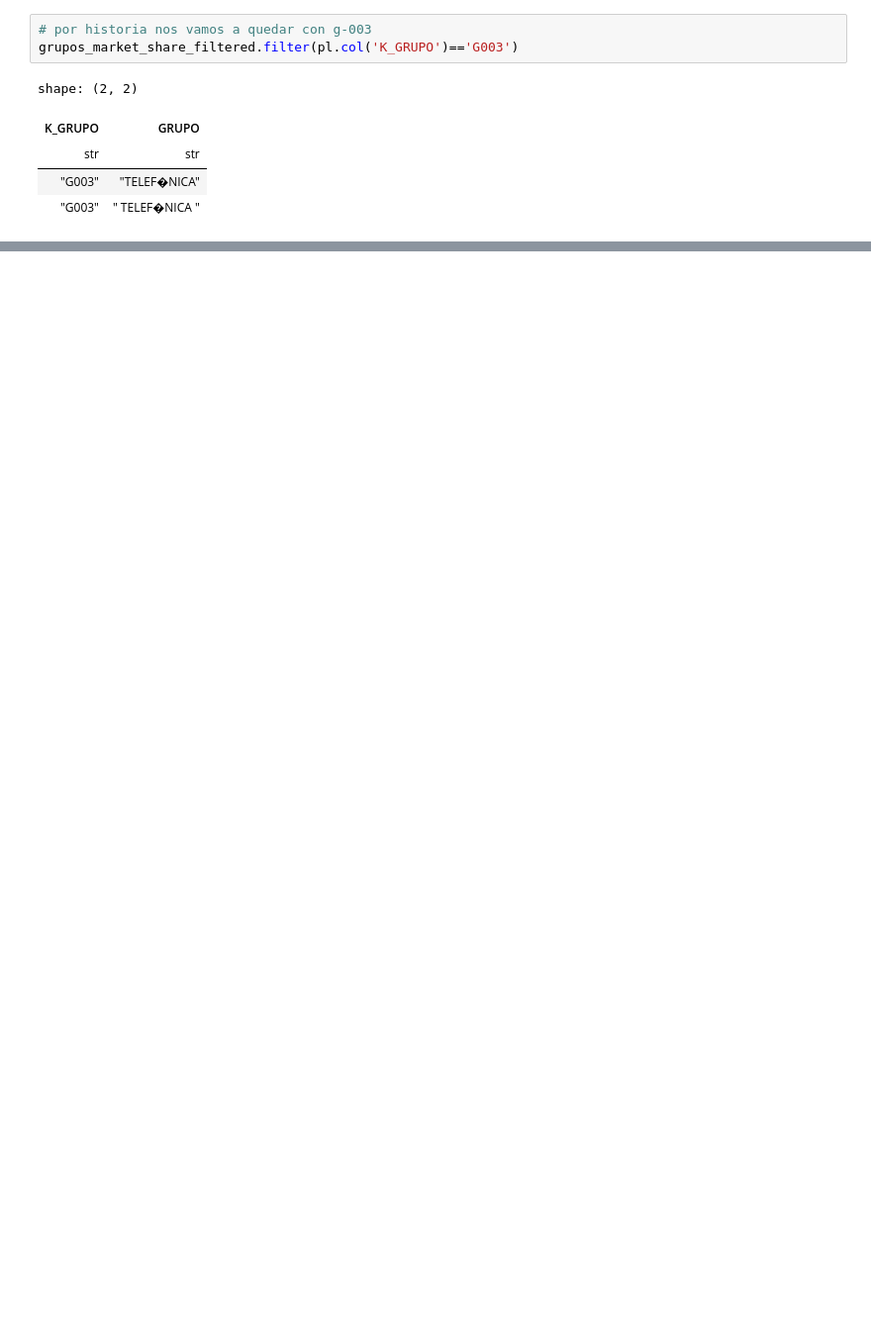
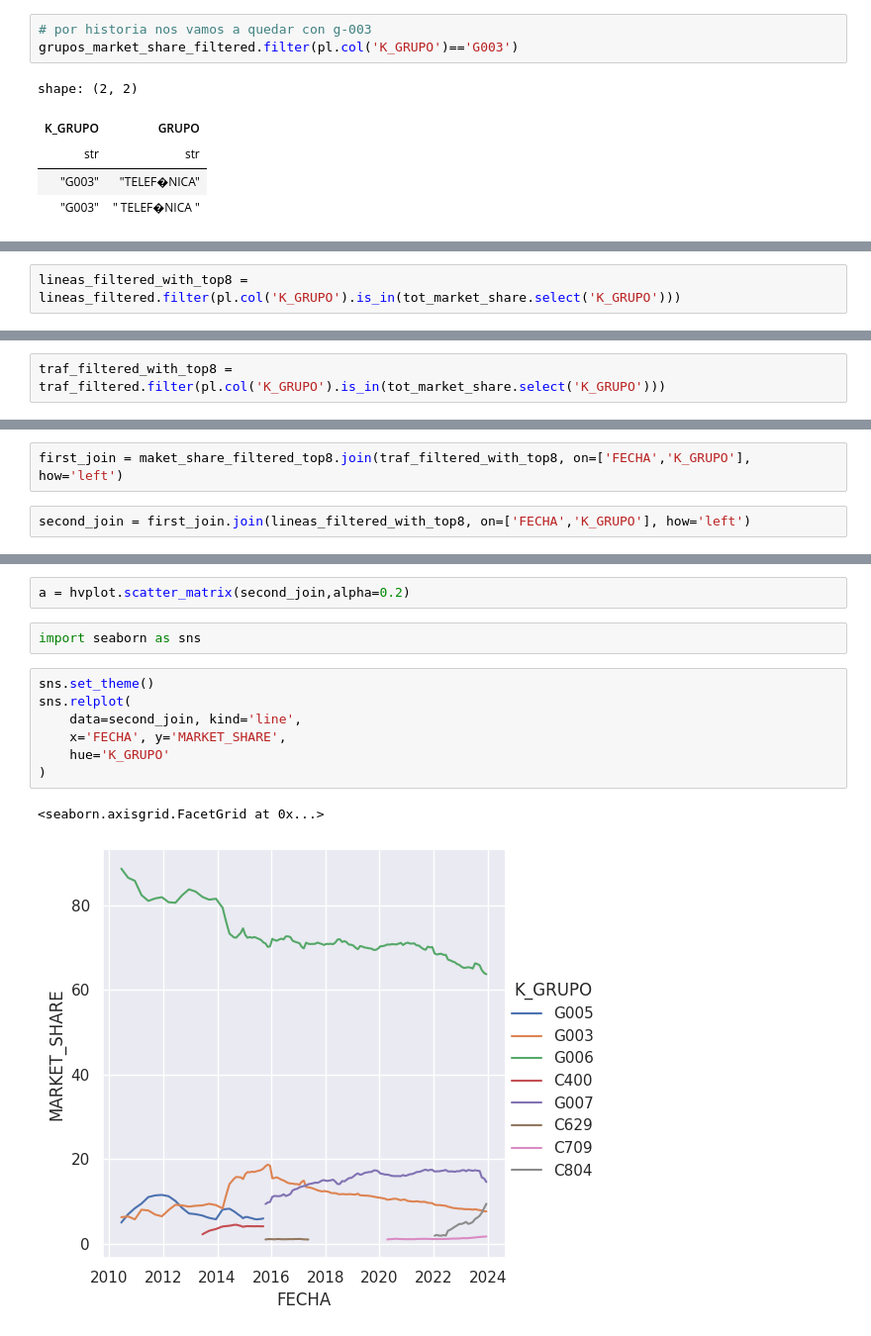
Before and after one commit to Gjloz009/data-engineering-and-mlops-project, a Jupyter notebook: jupyter_files/EDA.ipynb, the cells around one changed output, grey strips where cells are left out. Shown at 99% size. Cells and saved outputs as stored; diff of their text form; blank space fills up the shorter version.

```diff
--- a/jupyter_files/EDA.ipynb
+++ b/jupyter_files/EDA.ipynb
@@ -308,0 +262,2 @@ plot2
+# %%
+lineas_filtered_with_top8 = lineas_filtered.filter(pl.col('K_GRUPO').is_in(tot_market_share.select('K_GRUPO')))
@@ -308,0 +268,2 @@ plot2
+# %%
+traf_filtered_with_top8 = traf_filtered.filter(pl.col('K_GRUPO').is_in(tot_market_share.select('K_GRUPO')))
@@ -308,0 +337,4 @@ plot2
+# %%
+first_join = maket_share_filtered_top8.join(traf_filtered_with_top8, on=['FECHA','K_GRUPO'], how='left')
+# %%
+second_join = first_join.join(lineas_filtered_with_top8, on=['FECHA','K_GRUPO'], how='left')
@@ -308,0 +400,14 @@ plot2
+# %%
+a = hvplot.scatter_matrix(second_join,alpha=0.2)
+# %%
+import seaborn as sns
+# %%
+sns.set_theme()
+sns.relplot(
+    data=second_join, kind='line',
+    x='FECHA', y='MARKET_SHARE',
+    hue='K_GRUPO'
+)
+# %% [output]
+<seaborn.axisgrid.FacetGrid at 0x...>
+[figure, added]
```
Also changed, not shown: parts of 49 cells of this notebook, 1 other file.
